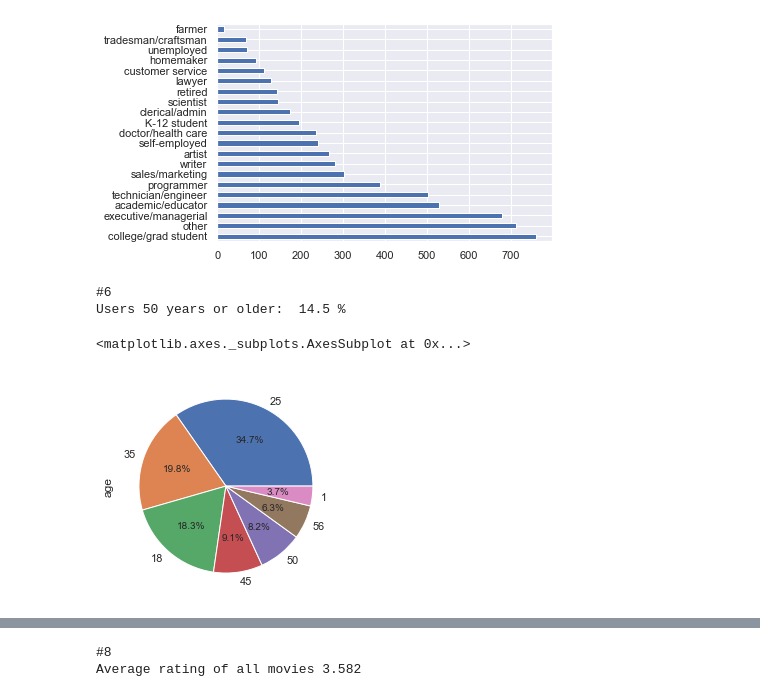
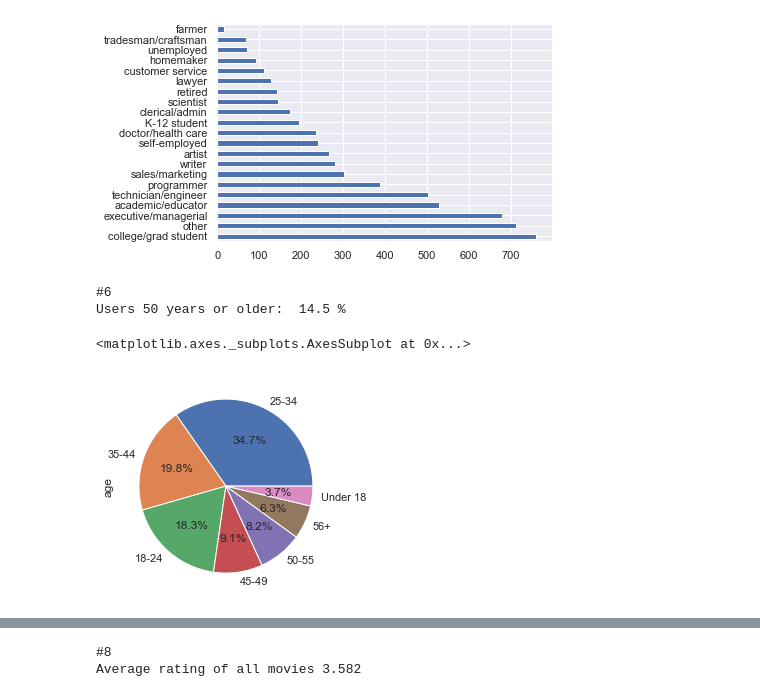
Before and after one commit to AdamCorbinFAUPhD/CAP5768-Intro-to-Data-Science, a Jupyter notebook: assignment_2/CAP5768_Assignment2_Corbin_Adam.ipynb, the cells around one changed output, grey strips where cells are left out. Saved outputs shown, nothing was run; the diff lists cells and outputs as text; code cells hidden in the pictures.

```diff
--- a/assignment_2/CAP5768_Assignment2_Corbin_Adam.ipynb
+++ b/assignment_2/CAP5768_Assignment2_Corbin_Adam.ipynb
@@ -187,13 +187,25 @@ Most occupation:  college/grad student
 # %%
 print("#6")
 users_50_plus = users[users["age"] >= 50]
 percent = round(len(users_50_plus) / len(users) * 100, 2)
 print("Users 50 years or older: ", percent,"%")
-users["age"].value_counts().plot(kind="pie",autopct='%1.1f%%')
+
+age_dict = {1:  "Under 18",
+18:  "18-24",
+25:  "25-34",
+35:  "35-44",
+45:  "45-49",
+50:  "50-55",
+56:  "56+"}
+clean_age = {"age": age_dict}
+
+updated_age_users = users.copy()
+updated_age_users.replace(clean_age,inplace=True)
+updated_age_users["age"].value_counts().plot(kind="pie",autopct='%1.1f%%')
 # %% [output]
 #6
 Users 50 years or older:  14.5 %
 <matplotlib.axes._subplots.AxesSubplot at 0x...>
-[figure, old version]
+[figure, new version]
 # %%
 print("#7")
```
Also changed, not shown: parts of 2 cells of this notebook, 1 other file.
